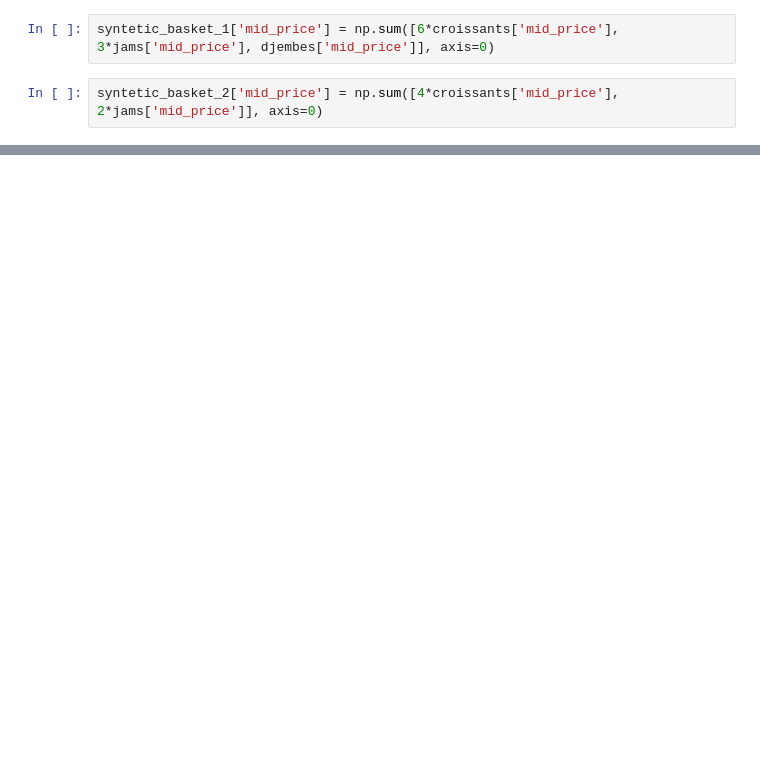
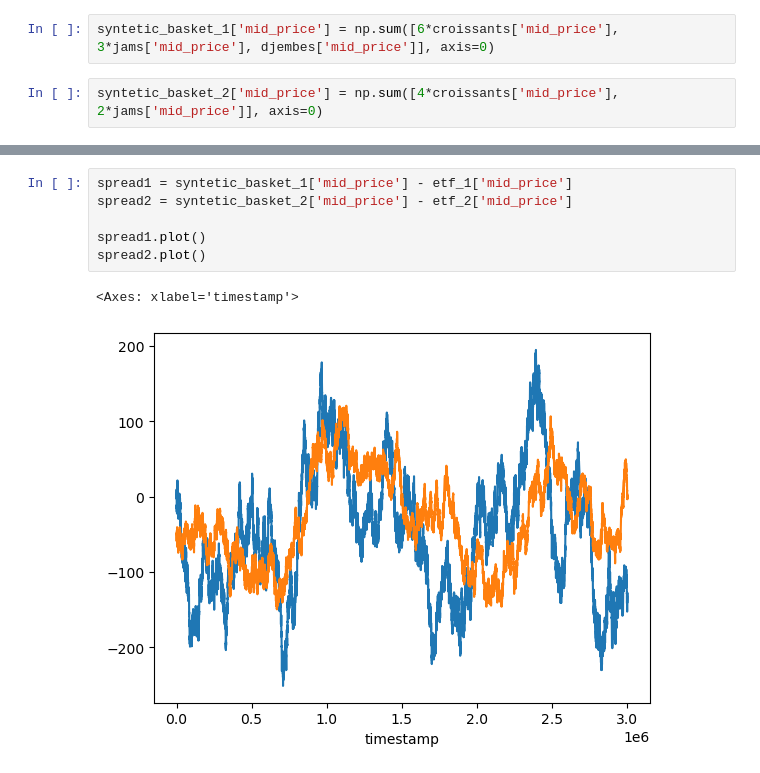
Before and after one commit to tommasomarrucci/IMC----Prosperity, a Jupyter notebook: Round_2/data_analysis.ipynb, the cells around one changed output, grey strips where cells are left out. Saved outputs shown, nothing was run; the diff lists cells and outputs as text; blank space fills up the shorter version.

```diff
--- a/Round_2/data_analysis.ipynb
+++ b/Round_2/data_analysis.ipynb
@@ -126,0 +122,9 @@ sns.lineplot(data=etf_2, x='timestamp', y='mid_price', label='etf')
+# %%
+spread1 = syntetic_basket_1['mid_price'] - etf_1['mid_price']
+spread2 = syntetic_basket_2['mid_price'] - etf_2['mid_price']
+
+spread1.plot()
+spread2.plot()
+# %% [output]
+<Axes: xlabel='timestamp'>
+[figure, added]
```
Also changed, not shown: parts of 7 cells of this notebook, 1 other file.
